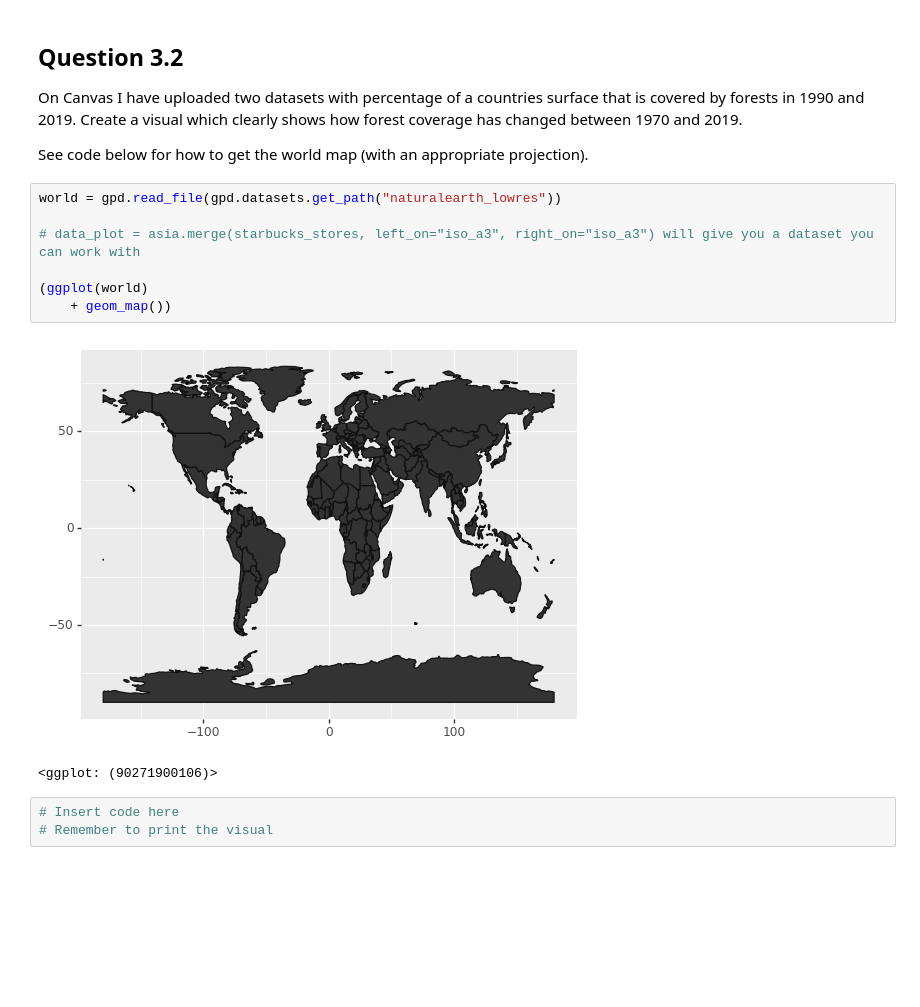
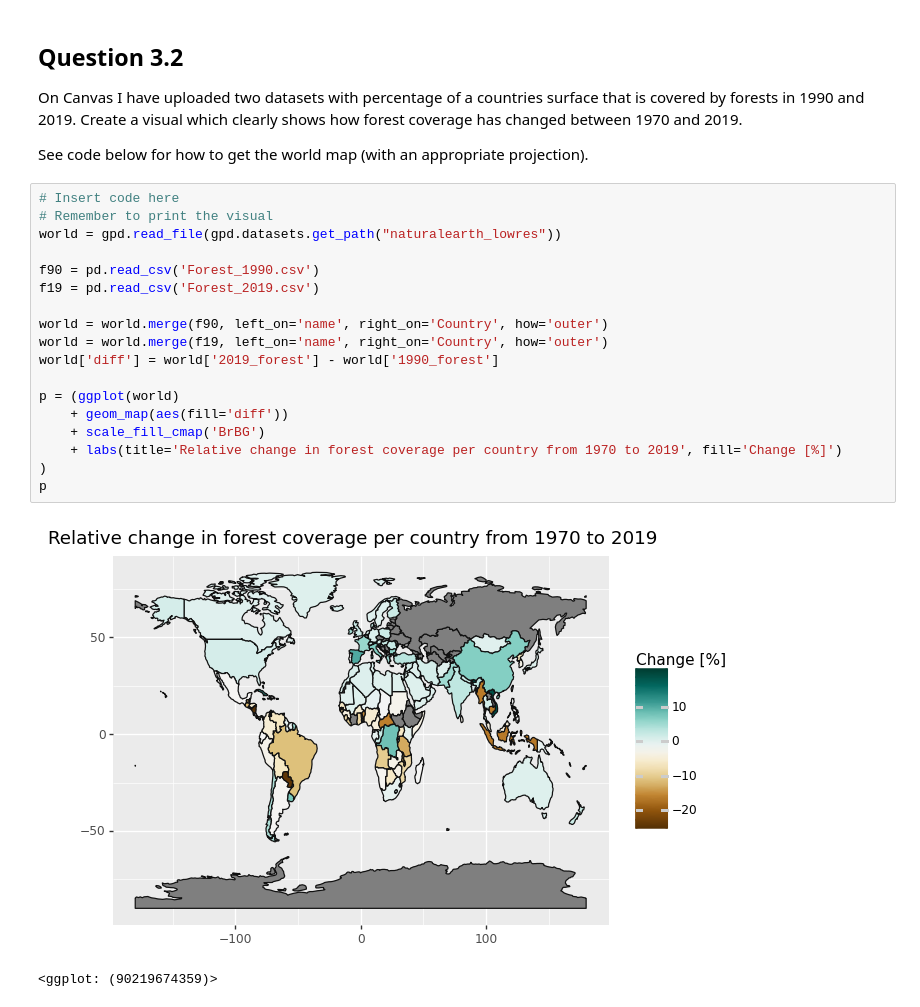
Before and after one commit to AxelEiman/SciVis, a Jupyter notebook: HW3/Homework3.ipynb, the cells around one changed output. Cells and saved outputs as stored; diff of their text form; blank space fills up the shorter version.

```diff
--- a/HW3/Homework3.ipynb
+++ b/HW3/Homework3.ipynb
@@ -332,16 +393,24 @@ asia = world[world["continent"] == "Asia"]
 On Canvas I have uploaded two datasets with percentage of a countries surface that is covered by forests in 1990 and 2019. Create a visual which clearly shows how forest coverage has changed between 1970 and 2019.
 
 See code below for how to get the world map (with an appropriate projection).
-# %%
-world = gpd.read_file(gpd.datasets.get_path("naturalearth_lowres"))
-
-# data_plot = asia.merge(starbucks_stores, left_on="iso_a3", right_on="iso_a3") will give you a dataset you can work with
-
-(ggplot(world)
-    + geom_map())
-# %% [output]
-[figure, removed]
-<ggplot: (90271900106)>
-# %%
-# Insert code here
-# Remember to print the visual
+# %%
+# Insert code here
+# Remember to print the visual
+world = gpd.read_file(gpd.datasets.get_path("naturalearth_lowres"))
+
+f90 = pd.read_csv('Forest_1990.csv')
+f19 = pd.read_csv('Forest_2019.csv')
+
+world = world.merge(f90, left_on='name', right_on='Country', how='outer')
+world = world.merge(f19, left_on='name', right_on='Country', how='outer')
+world['diff'] = world['2019_forest'] - world['1990_forest']
+
+p = (ggplot(world)
+    + geom_map(aes(fill='diff'))
+    + scale_fill_cmap('BrBG')
+    + labs(title='Relative change in forest coverage per country from 1970 to 2019', fill='Change [%]')
+)
+p
+# %% [output]
+[figure, added]
+<ggplot: (90219674359)>
```
Also changed, not shown: parts of 11 cells of this notebook.
